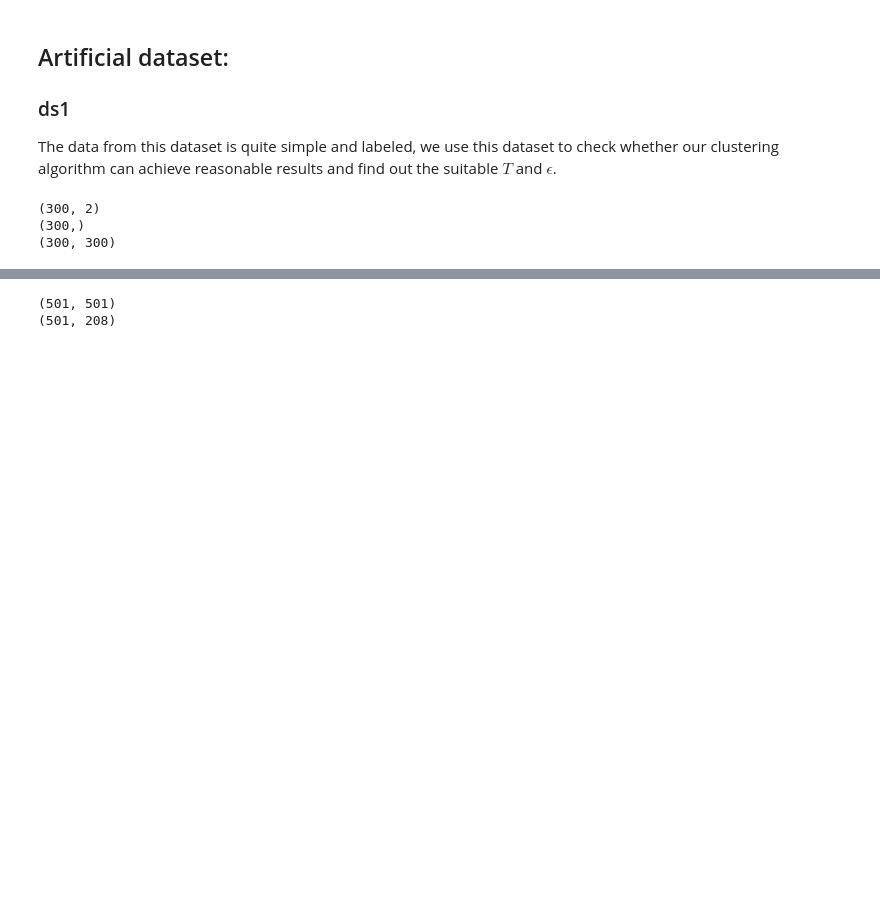
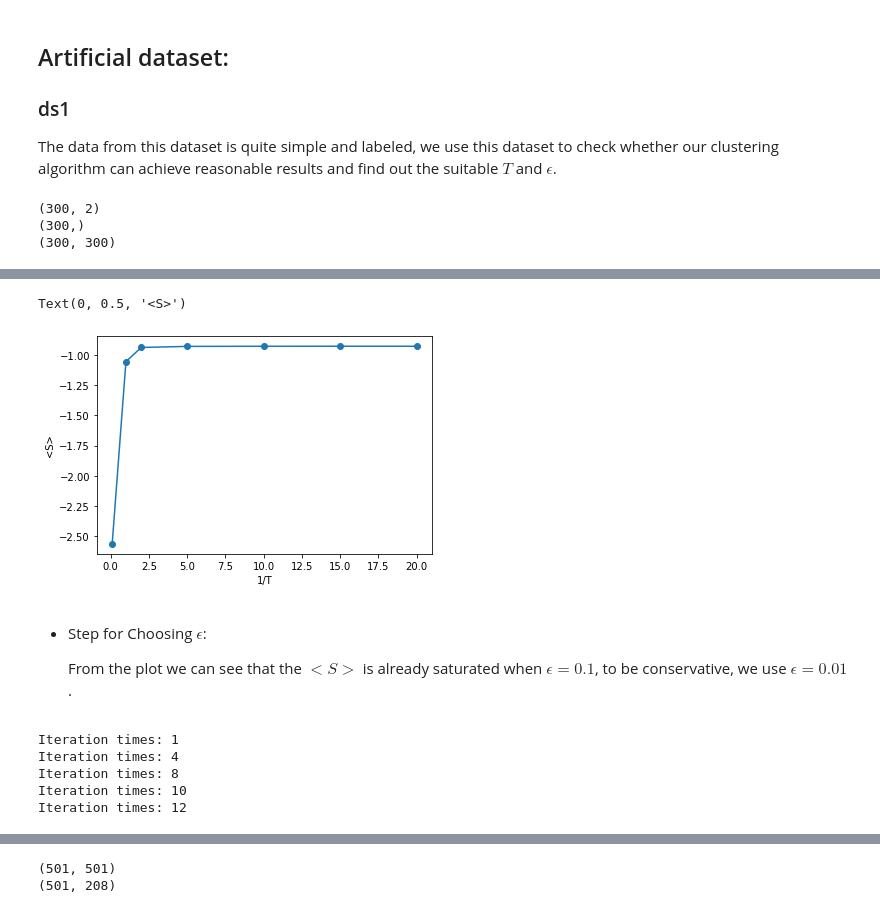
Before and after one commit to JiangnanH/Clustering-based-on-information-theory, a Jupyter notebook: Proba_Clustering.ipynb, the cells around one changed output, grey strips where cells are left out. Saved outputs shown, nothing was run; the diff lists cells and outputs as text; code cells hidden in the pictures; blank space fills up the shorter version.

```diff
--- a/Proba_Clustering.ipynb
+++ b/Proba_Clustering.ipynb
@@ -271,0 +304,9 @@ print(mat_simil.shape)
+# %%
+s_list = []
+
+t_list = [1/10,1,2,5,10,15,20]
+for t in t_list:
+    cluster = clustering(mat_simil,1/t,3,0.01)
+    cluster.fit()
+    _,S,_ = cluster.local_minimum()
+    s_list.append(S)
@@ -271,0 +321,27 @@ print(mat_simil.shape)
+# %%
+plt.figure()
+plt.plot(t_list,s_list,marker='o')
+plt.xlabel('1/T')
+plt.ylabel('<S>')
+# %% [output]
+Text(0, 0.5, '<S>')
+[figure, added]
+# %% [markdown]
+- Step for Choosing $\epsilon$:
+
+    From the plot we can see that the $<S>$ is already saturated when $\epsilon = 0.1$, to be conservative, we use $\epsilon = 0.01$.
+# %%
+s_list = []
+
+e_list = [1,0.1,0.01,0.001,0.0001]
+for e in e_list:
+    cluster = clustering(mat_simil,0.1,3,e)
+    cluster.fit()
+    _,S,_ = cluster.local_minimum()
+    s_list.append(S)
+# %% [output]
+Iteration times: 1
+Iteration times: 4
+Iteration times: 8
+Iteration times: 10
+Iteration times: 12
```
Also changed, not shown: parts of 47 cells of this notebook, 2 other files.
